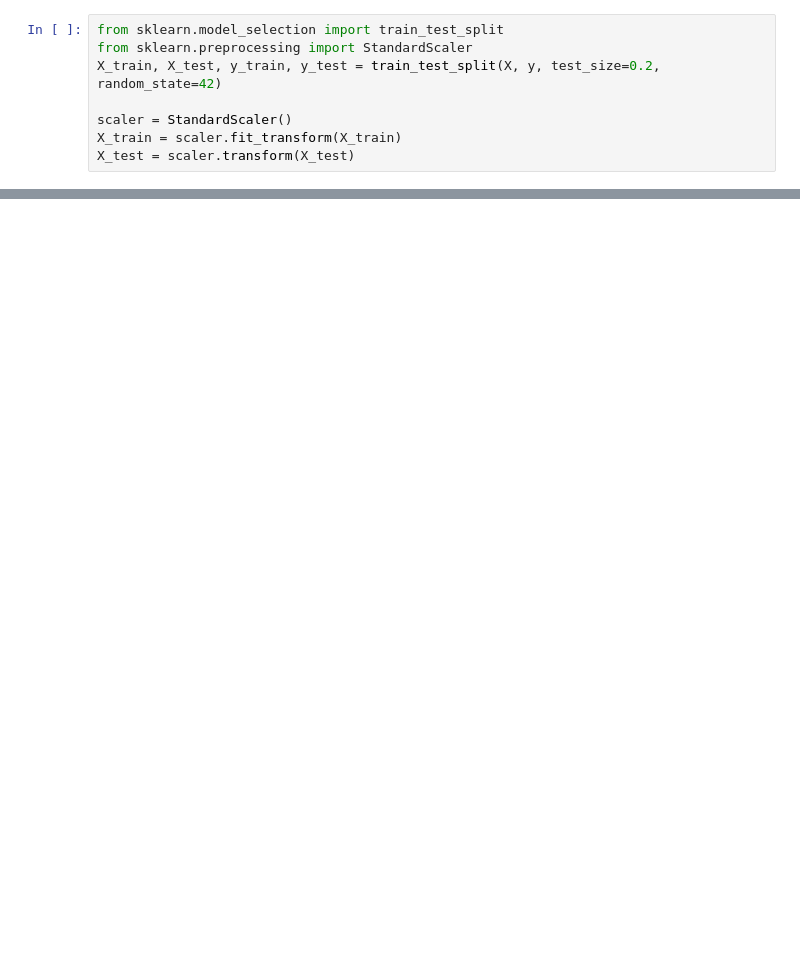
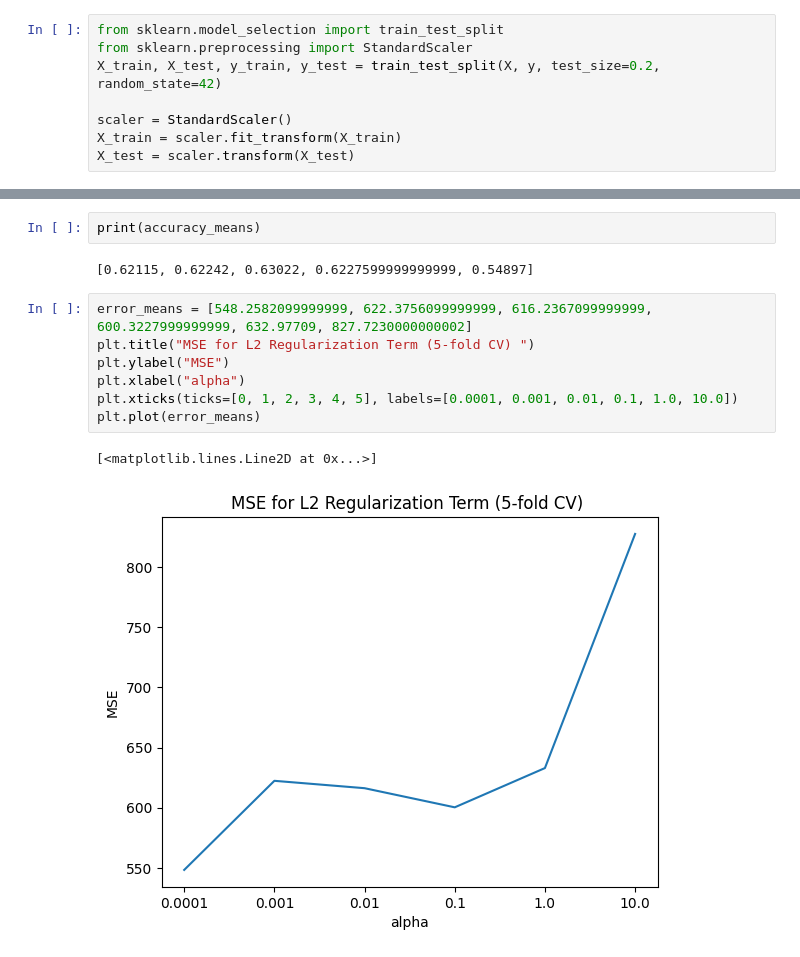
Before and after one commit to prateekanand2/Travel-Purpose-Prediction, a Jupyter notebook: mlp.ipynb, the cells around one changed output, grey strips where cells are left out. Cells and saved outputs as stored; diff of their text form; blank space fills up the shorter version.

```diff
--- a/mlp.ipynb
+++ b/mlp.ipynb
@@ -71,0 +264,14 @@ print(accuracy_score(y_test, y_pred))
+# %%
+print(accuracy_means)
+# %% [output]
+[0.62115, 0.62242, 0.63022, 0.6227599999999999, 0.54897]
+# %%
+error_means = [548.2582099999999, 622.3756099999999, 616.2367099999999, 600.3227999999999, 632.97709, 827.7230000000002]
+plt.title("MSE for L2 Regularization Term (5-fold CV) ")
+plt.ylabel("MSE")
+plt.xlabel("alpha")
+plt.xticks(ticks=[0, 1, 2, 3, 4, 5], labels=[0.0001, 0.001, 0.01, 0.1, 1.0, 10.0])
+plt.plot(error_means)
+# %% [output]
+[<matplotlib.lines.Line2D at 0x...>]
+[figure, added]
```
Also changed, not shown: parts of 14 cells of this notebook, 1 other file.
